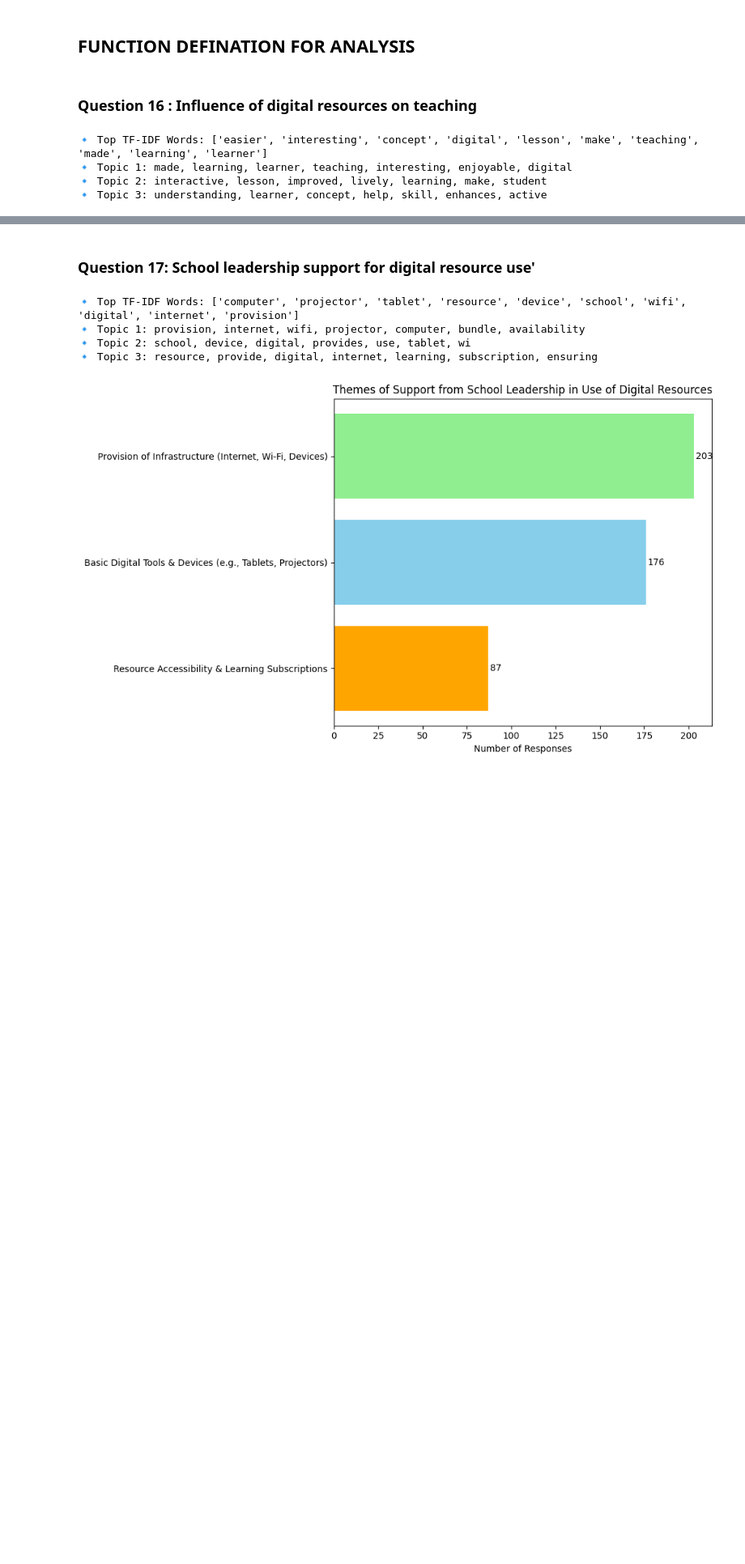
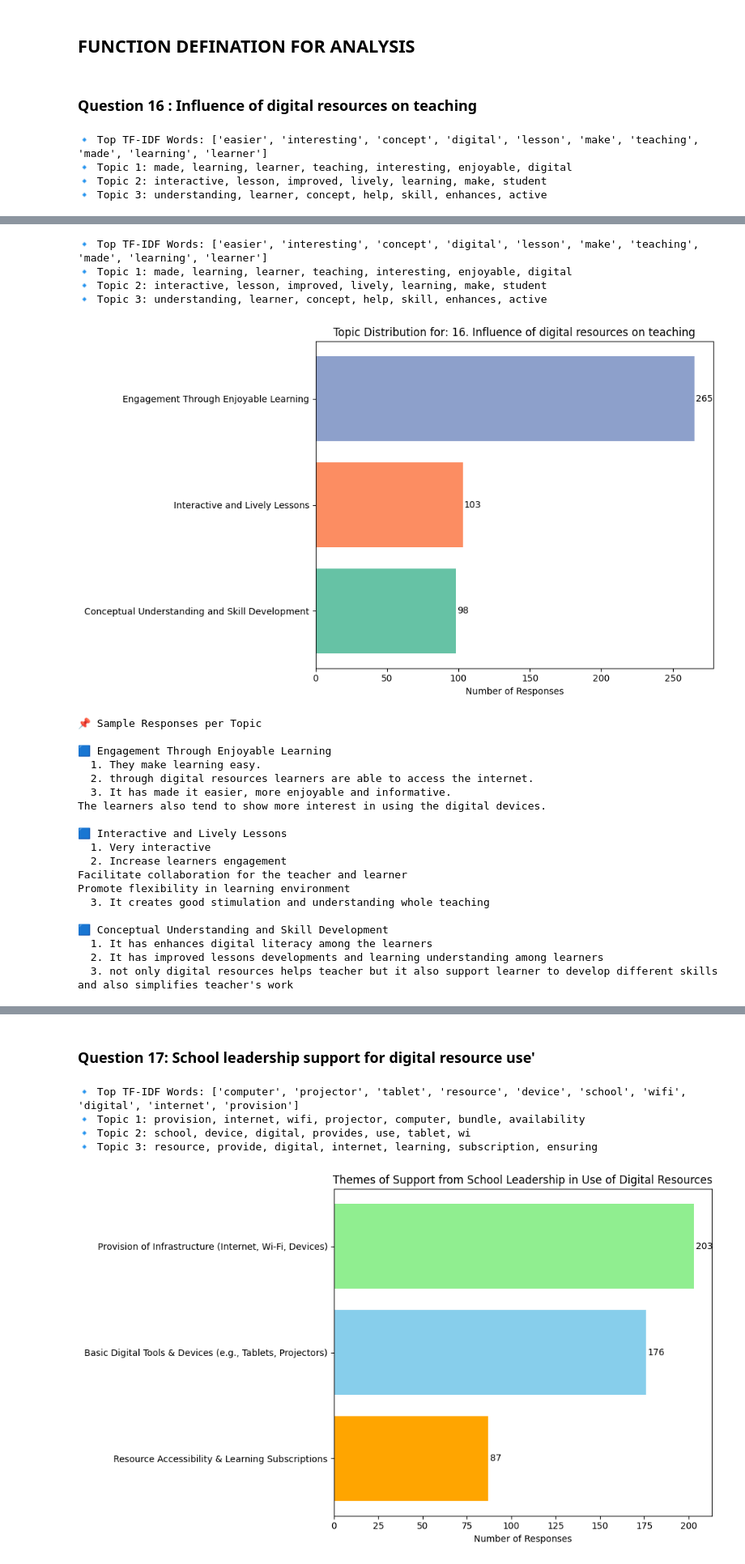
Before and after one commit to davidmasai/kenya-stem-digital-efficacy, a Jupyter notebook: Kenya_stem_digital_efficacy.ipynb, the cells around one changed output, grey strips where cells are left out. Shown at 81% size. Cells and saved outputs as stored; diff of their text form; code cells hidden in the pictures; blank space fills up the shorter version.

```diff
--- a/Kenya_stem_digital_efficacy.ipynb
+++ b/Kenya_stem_digital_efficacy.ipynb
@@ -1528,0 +1548,39 @@ Promote flexibility in learning environment
+# %%
+topic_labels_q18a = {
+    0: 'Engagement Through Enjoyable Learning',
+    1: 'Interactive and Lively Lessons',
+    2: 'Conceptual Understanding and Skill Development'
+}
+
+updated_df = analyze_open_text_column(
+    questions,
+    column_name='16. Influence of digital resources on teaching',
+    n_topics=3,
+    n_words=7,
+    topic_labels=topic_labels_q18a
+)
+# %% [output]
+🔹 Top TF-IDF Words: ['easier', 'interesting', 'concept', 'digital', 'lesson', 'make', 'teaching', 'made', 'learning', 'learner']
+🔹 Topic 1: made, learning, learner, teaching, interesting, enjoyable, digital
+🔹 Topic 2: interactive, lesson, improved, lively, learning, make, student
+🔹 Topic 3: understanding, learner, concept, help, skill, enhances, active
+[figure, added]
+📌 Sample Responses per Topic
+
+🟦 Engagement Through Enjoyable Learning
+  1. They make learning easy.
+  2. through digital resources learners are able to access the internet.
+  3. It has made it easier, more enjoyable and informative.
+The learners also tend to show more interest in using the digital devices.
+
+🟦 Interactive and Lively Lessons
+  1. Very interactive
+  2. Increase learners engagement
+Facilitate collaboration for the teacher and learner
+Promote flexibility in learning environment
+  3. It creates good stimulation and understanding whole teaching
+
+🟦 Conceptual Understanding and Skill Development
+  1. It has enhances digital literacy among the learners
+  2. It has improved lessons developments and learning understanding among learners
+  3. not only digital resources helps teacher but it also support learner to develop different skills and also simplifies teacher's work
```
Also changed, not shown: parts of 10 cells of this notebook.
